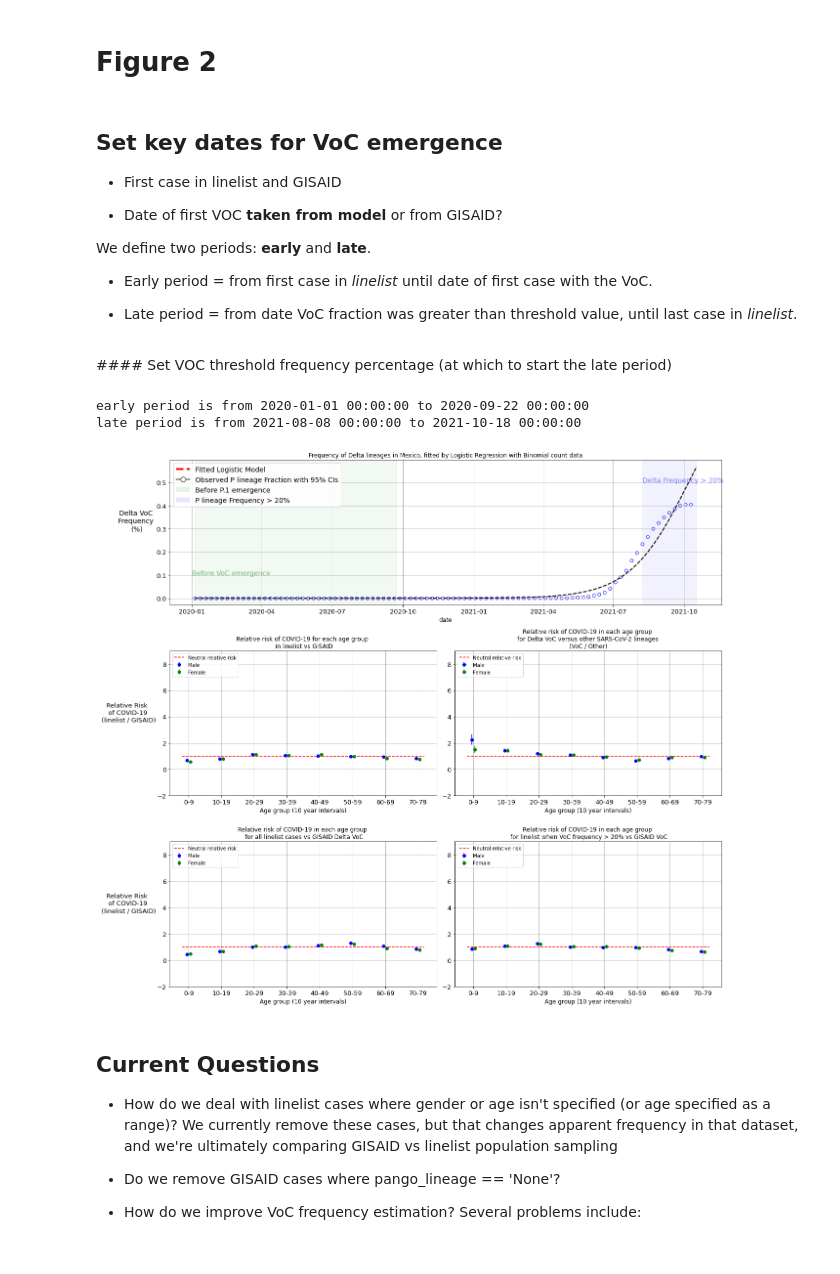
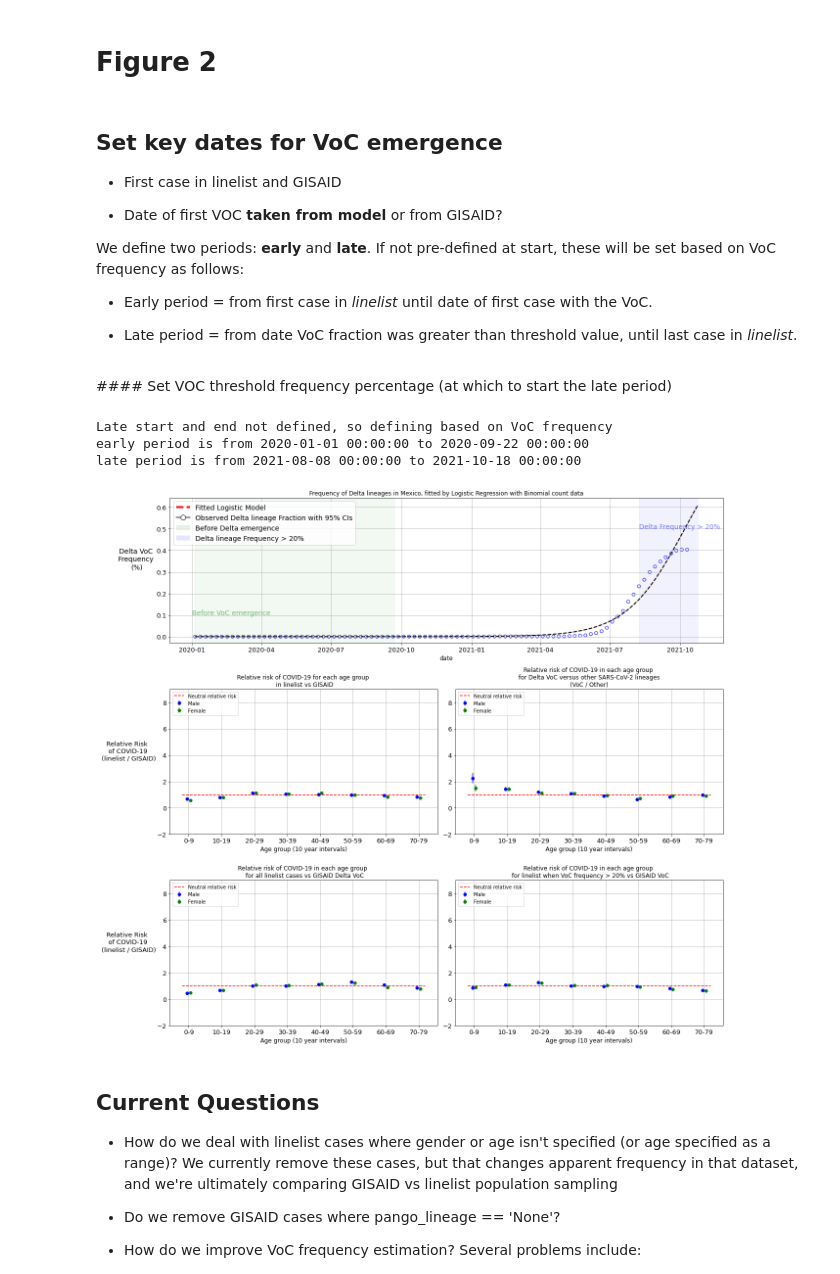
Before and after one commit to fojackson8/public_voc, a Jupyter notebook: voc_frequency_relative_risk_Gh_data_generic.ipynb, the cells around one changed output. Drawn from its saved outputs; the diff is of its cells as text; code cells hidden in the pictures; blank space fills up the shorter version.

```diff
--- a/voc_frequency_relative_risk_Gh_data_generic.ipynb
+++ b/voc_frequency_relative_risk_Gh_data_generic.ipynb
@@ -59,8 +97,8 @@ from scipy.special import logit, expit
 # %% [markdown]
 #### Use G.h palette
 # %%
-gh_palette = ['#007AEC','#0E7569','#6BADEA','#FD685B','#00C6AF','#FD9986']
-sns.set_palette(palette=gh_palette[3:5])
+colour_palette = ['#007AEC','#0E7569','#6BADEA','#FD685B','#00C6AF','#FD9986']
+sns.set_palette(palette=colour_palette[3:5])
 # %% [markdown]
 ### Function Definitions
 # %%
@@ -588,7 +592,7 @@ plt.tight_layout()
 
 - Date of first VOC __taken from model__ or from GISAID?
 
-We define two periods: __early__ and __late__.
+We define two periods: __early__ and __late__. If not pre-defined at start, these will be set based on VoC frequency as follows:
 
 - Early period = from first case in _linelist_ until date of first case with the VoC.
 
@@ -606,12 +610,23 @@ _,first_voc_case_from_model = get_date_for_fraction(0.01,predictions_df) # TODO:
 # Select first voc case as one of the above options
 first_voc_case = first_gisaid_voc_case
 
-early_start = linelist['confirmed_datetime'][0]
-early_end = first_voc_case
+## Define early_start and early_end if not already defined at start
+try:
+  print(f"Early start defined as:{early_start}")
+  print(f"Early end defined as:{early_end}")
+except:
+  early_start = linelist['confirmed_datetime'][0]
+  early_end = first_voc_case
 
-_,late_start = get_date_for_fraction(voc_frequency/100,predictions_df)
-# late_end = all_freq_values['date'].iloc[-1]
-late_end = linelist.sort_values(by='confirmed_datetime')['confirmed_datetime'].iloc[-1]
+## Define late_start and late_end if not already defined at start
+try:
+  print(f"Late start defined as:{late_start}")
+  print(f"Late end defined as:{late_end}")
+except:
+  print("Late start and end not defined, so defining based on VoC frequency")
+  _,late_start = get_date_for_fraction(voc_frequency/100,predictions_df)
+  # late_end = all_freq_values['date'].iloc[-1]
+  late_end = linelist.sort_values(by='confirmed_datetime')['confirmed_datetime'].iloc[-1]
 
 linelist_early = linelist[(linelist['confirmed_datetime'] > early_start) & (linelist['confirmed_datetime'] < early_end)]
 linelist_late = linelist[(linelist['confirmed_datetime'] > late_start) & (linelist['confirmed_datetime'] < late_end)]
@@ -619,6 +634,7 @@ linelist_late = linelist[(linelist['confirmed_datetime'] > late_start) & (lineli
 print(f"early period is from {early_start} to {early_end}")
 print(f"late period is from {late_start} to {late_end}")
 # %% [output]
+Late start and end not defined, so defining based on VoC frequency
 early period is from 2020-01-01 00:00:00 to 2020-09-22 00:00:00
 late period is from 2021-08-08 00:00:00 to 2021-10-18 00:00:00
 # %%
@@ -647,12 +663,12 @@ sub1.set_ylabel(f'{variant} VoC \nFrequency \n(%)',rotation=0,labelpad=40,fontsi
 sub1.set_xlabel('date',fontsize=12)
 sub1.tick_params(labelsize=13)
 legend_elements = [Line2D([0], [0], color='r',linestyle='dashed',lw=4, label='Fitted Logistic Model'),
-                   Line2D([0], [0], marker='o', color='k', label='Observed P lineage Fraction with 95% CIs',
+                   Line2D([0], [0], marker='o', color='k', label=f'Observed {variant} lineage Fraction with 95% CIs',
                           markerfacecolor='white', markersize=10),
                    Patch(facecolor='green',alpha=0.1,
-                         label='Before P.1 emergence'),
+                         label=f'Before {variant} emergence'),
                     Patch(facecolor='blue',alpha=0.1,
-                         label=f'P lineage Frequency > {voc_frequency}%')]
+                         label=f'{variant} lineage Frequency > {voc_frequency}%')]
 
 
 
@@ -810,34 +826,34 @@ for gender in ['Male','Female']:
     linelist_late_gender = linelist_late[linelist_late[linelist_sex_column]==gender]
 #     age_relative_risk,age_standard_errors,upper_ci,lower_ci,lowrisk_count_dict,highrisk_count_dict,lowrisk_fraction_dict,highrisk_fraction_dict,lowrisk_total_dict,highrisk_total_dict = get_RR_SE_boolean_col(col,yes,no,gisaid_p1_m,linelist_late_m,gisaid_age_col,linelist_age_col,start,end,interval,total_counts=True)
     relative_risk_dict = get_RR_SE_counts(gisaid_voc_gender,linelist_late_gender,gisaid_age_col,linelist_age_col,start,end,interval)
     relative_risk_df = pd.DataFrame.from_dict(relative_risk_dict)
 
     if gender=='Male':
         sub5.errorbar(relative_risk_df['start_age']-0.5,
                 relative_risk_df['relative_risk'],
                 yerr=(relative_risk_df['upper_CI']-relative_risk_df['lower_CI'])/2,
                 fmt='o',
                   label='Male',
                color='blue')
     else:
         sub5.errorbar(relative_risk_df['start_age']+0.5,
             relative_risk_df['relative_risk'],
             yerr=(relative_risk_df['upper_CI']-relative_risk_df['lower_CI'])/2,
             fmt='o',
             label='Female',
            color='green')
 
 sub5.set_xticks(np.arange(start,end,interval));
 sub5.set_xticklabels(xticklabels);
 sub5.set_title(f'Relative risk of COVID-19 in each age group \n for linelist when VoC frequency > {voc_frequency}% vs GISAID VoC')
 sub5.set_xlabel(f'Age group ({interval} year intervals)',fontsize=12)
 sub5.grid(b=True)
 sub5.tick_params(labelsize=13)
 sub5.hlines(1,-2,72,color='r',linestyles='dashed',label='Neutral relative risk')
 sub5.legend(loc='upper left')
 plt.tight_layout()
 # %% [output]
-[figure, old version]
+[figure, new version]
 # %% [markdown]
 ## Current Questions
 
```
Also changed, not shown: parts of 24 cells of this notebook.
